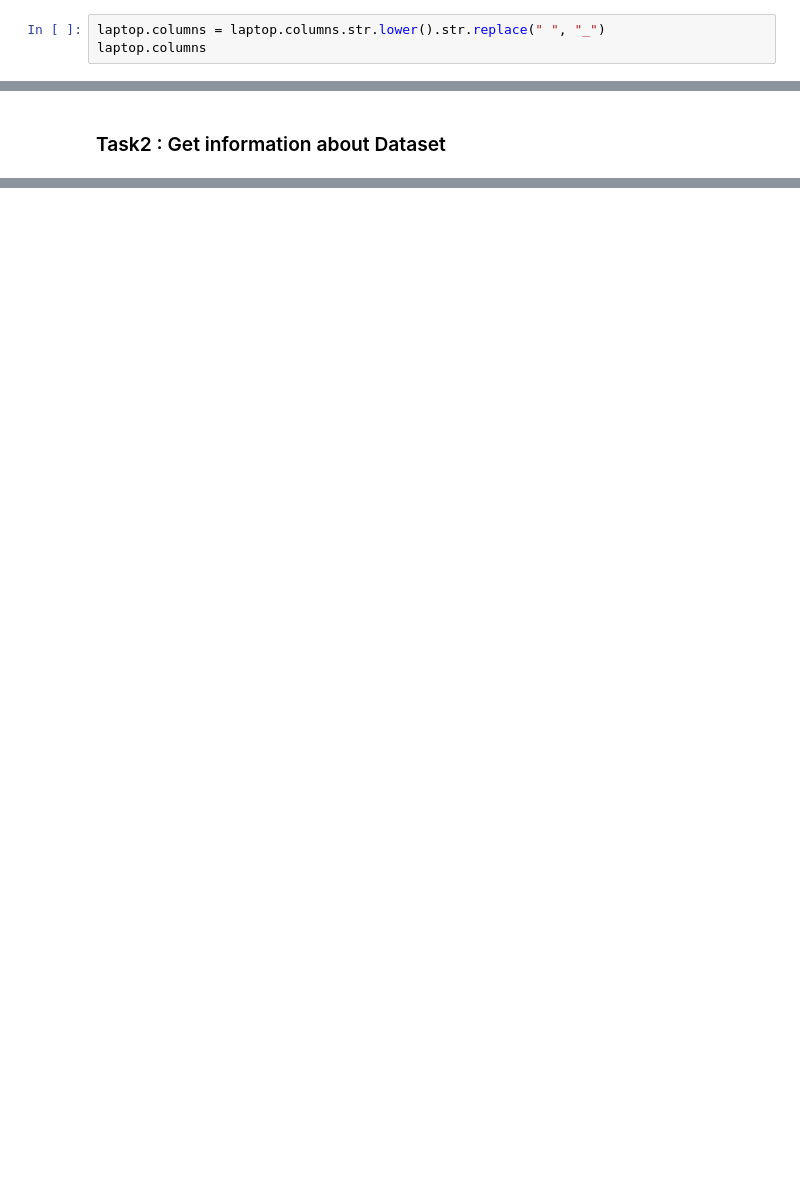
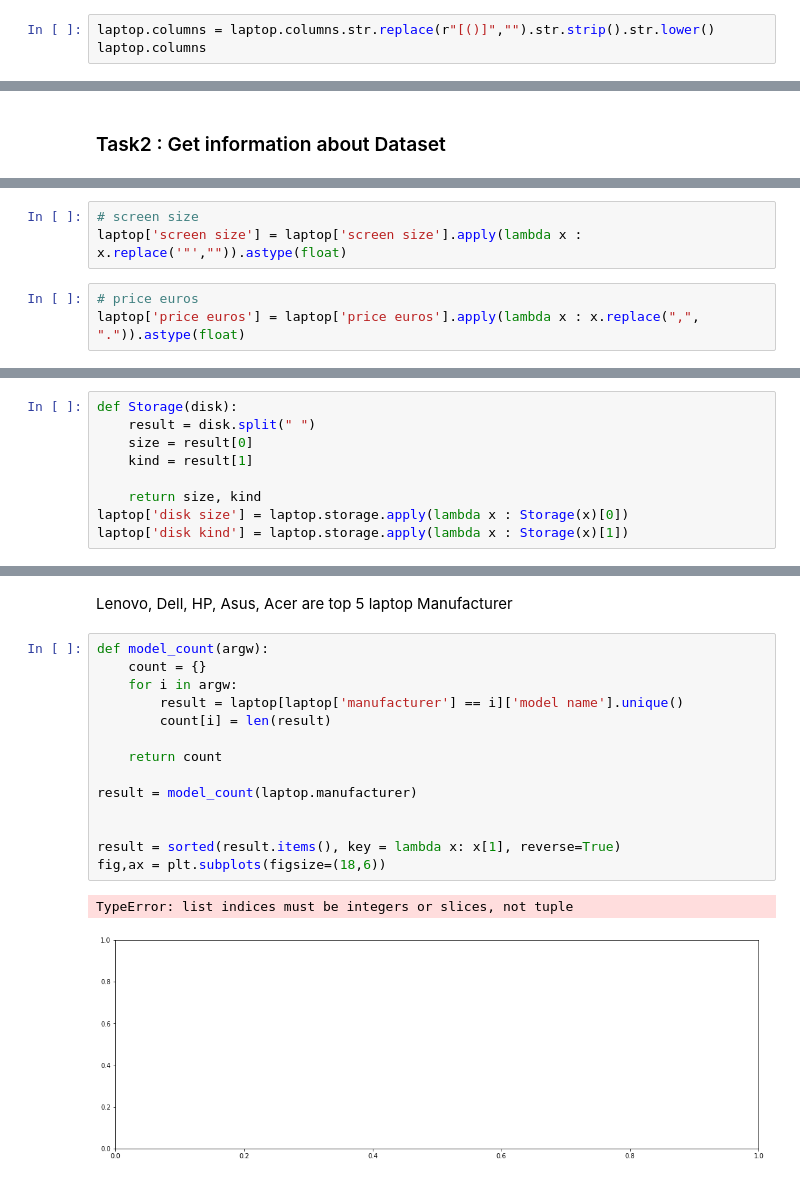
Before and after one commit to Dhiranjan/LaptopManufacturerAnalysis, a Jupyter notebook: laptops.ipynb, the cells around one changed output, grey strips where cells are left out. Cells and saved outputs as stored; diff of their text form; blank space fills up the shorter version.

Commit message:
change of data type

```diff
--- a/laptops.ipynb
+++ b/laptops.ipynb
@@ -27,6 +27,6 @@ We will also deal with any NaN in Dataset.
 # %% [markdown]
 ### Task 1: Replace space in column name with "_" and bring all of it to lowercase.
 # %%
-laptop.columns = laptop.columns.str.lower().str.replace(" ", "_")
+laptop.columns = laptop.columns.str.replace(r"[()]","").str.strip().str.lower()
 laptop.columns
 # %% [output]
@@ -61,0 +93,6 @@ memory usage: 132.5+ KB
+# %%
+# screen size
+laptop['screen size'] = laptop['screen size'].apply(lambda x : x.replace('"',"")).astype(float)
+# %%
+# price euros
+laptop['price euros'] = laptop['price euros'].apply(lambda x : x.replace(",", ".")).astype(float)
@@ -61,0 +101,9 @@ memory usage: 132.5+ KB
+# %%
+def Storage(disk):
+    result = disk.split(" ")
+    size = result[0]
+    kind = result[1]
+
+    return size, kind
+laptop['disk size'] = laptop.storage.apply(lambda x : Storage(x)[0])
+laptop['disk kind'] = laptop.storage.apply(lambda x : Storage(x)[1])
@@ -72,0 +125,19 @@ Text(0.5, 1.0, 'Sales of Laptop W.R.T Brand')
+# %% [markdown]
+Lenovo, Dell, HP, Asus, Acer are top 5 laptop Manufacturer
+# %%
+def model_count(argw):
+    count = {}
+    for i in argw:
+        result = laptop[laptop['manufacturer'] == i]['model name'].unique()
+        count[i] = len(result)
+
+    return count
+
+result = model_count(laptop.manufacturer)
+
+
+result = sorted(result.items(), key = lambda x: x[1], reverse=True)
+fig,ax = plt.subplots(figsize=(18,6))
+# %% [output]
+TypeError: list indices must be integers or slices, not tuple
+[figure, added]
```
Also changed, not shown: parts of 11 cells of this notebook.
